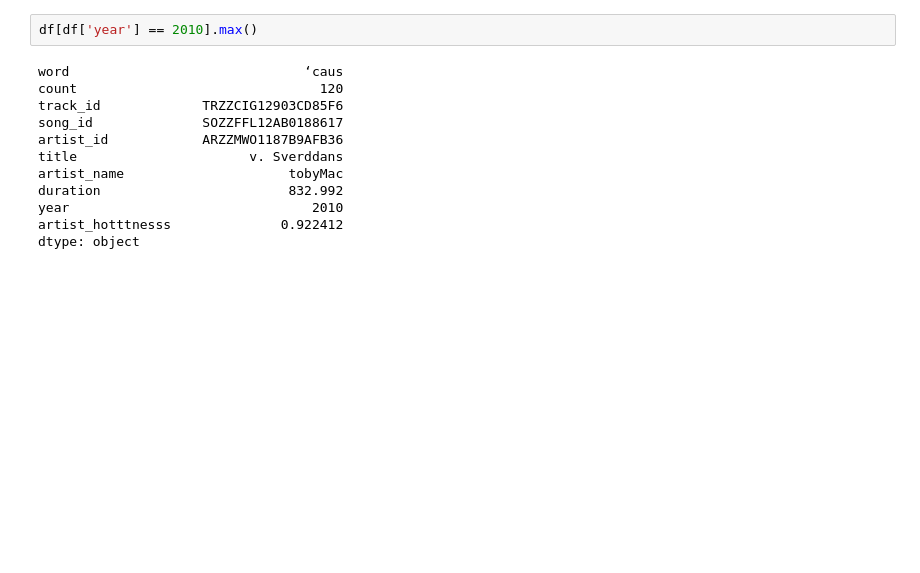
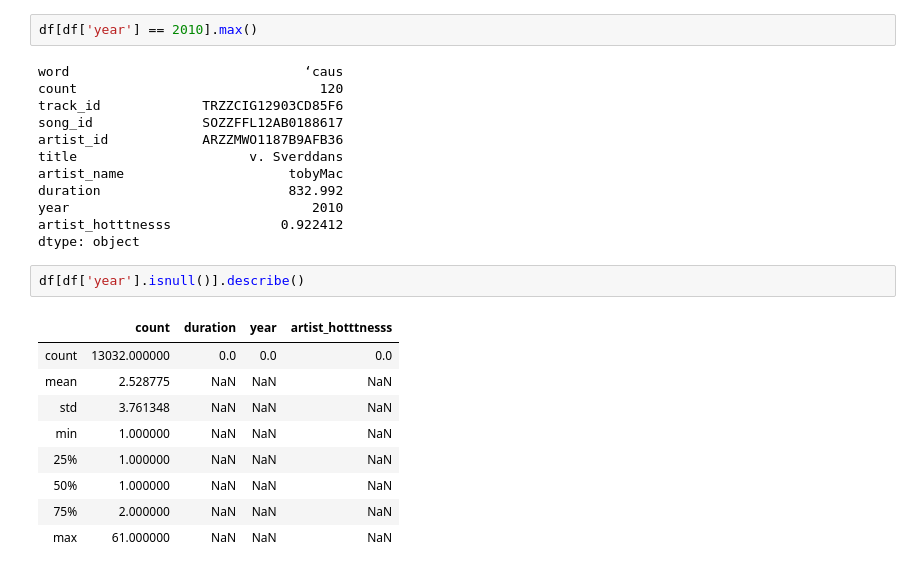
Before and after one commit to wang-xo/DataViz-KUL-2020, a Jupyter notebook: Raphael/Stat.ipynb, the cells around one changed output. Cells and saved outputs as stored; diff of their text form; blank space fills up the shorter version.

```diff
--- a/Raphael/Stat.ipynb
+++ b/Raphael/Stat.ipynb
@@ -260,3 +261,15 @@ duration                        832.992
 year                               2010
 artist_hotttnesss              0.922412
 dtype: object
+# %%
+df[df['year'].isnull()].describe()
+# %% [output]
+|  | count | duration | year | artist_hotttnesss |
+| count | 13032.000000 | 0.0 | 0.0 | 0.0 |
+| mean | 2.528775 | NaN | NaN | NaN |
+| std | 3.761348 | NaN | NaN | NaN |
+| min | 1.000000 | NaN | NaN | NaN |
+| 25% | 1.000000 | NaN | NaN | NaN |
+| 50% | 1.000000 | NaN | NaN | NaN |
+| 75% | 2.000000 | NaN | NaN | NaN |
+| max | 61.000000 | NaN | NaN | NaN |
```
Also changed, not shown: parts of 3 cells of this notebook, 1 other file.
